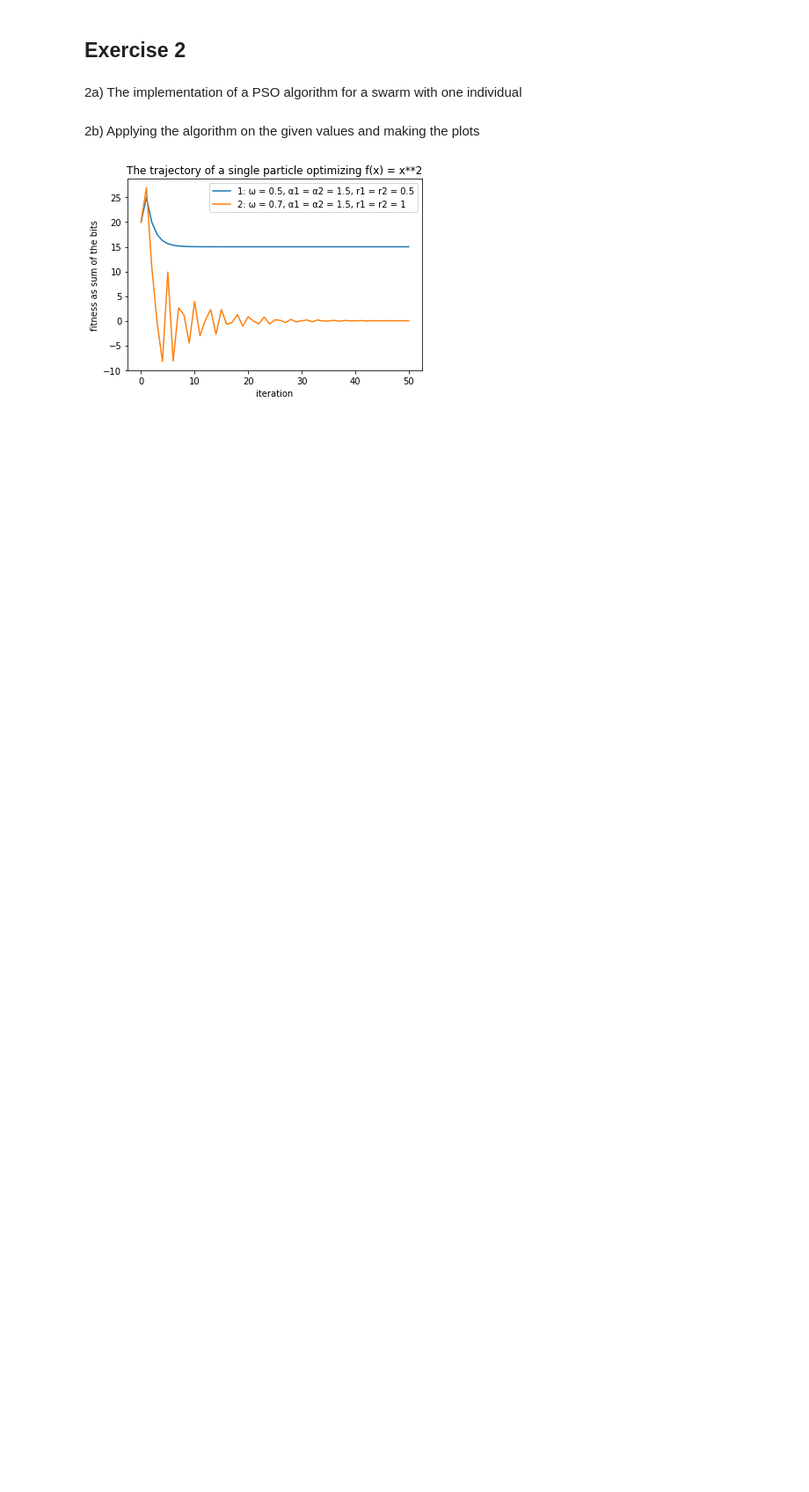
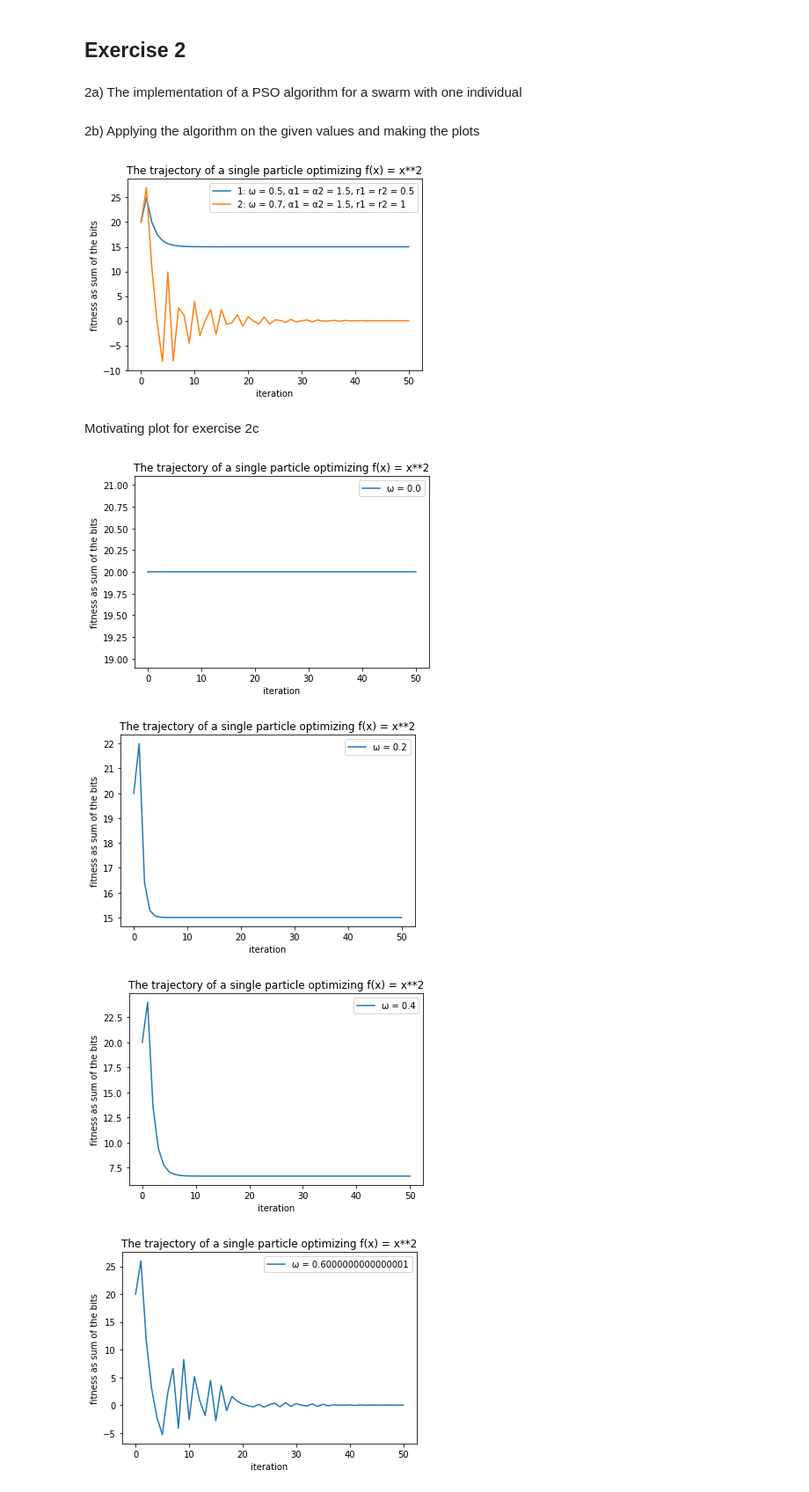
Before and after one commit to lkruger27/NaturalComputing, a Jupyter notebook: Week2/Week2_Exercise2.ipynb, the cells around one changed output. Shown at 88% size. Cells and saved outputs as stored; diff of their text form; code cells hidden in the pictures; blank space fills up the shorter version.

Commit message:
Added code for 2c plots.

```diff
--- a/Week2/Week2_Exercise2.ipynb
+++ b/Week2/Week2_Exercise2.ipynb
@@ -60,3 +60,26 @@ positions2 = PSO(x, x, x, v, w, a1, a2, r1, r2, 50)
 make_plots(positions1, positions2)
 # %% [output]
 [figure]
+# %% [markdown]
+Motivating plot for exercise 2c
+# %%
+import numpy as np
+
+def make_plot(positions1, w):
+    plt.plot(list(range(len(positions1))), positions1, label = "ω = " + str(w))
+    plt.title("The trajectory of a single particle optimizing f(x) = x**2")
+    plt.legend()
+    plt.ylabel("fitness as sum of the bits")
+    plt.xlabel("iteration")
+    plt.show()
+
+w_list = list(np.arange(0,2.2,1/5))
+positions_list = list(range(len(w_list)))
+for w in w_list:
+    positions1 = PSO(20, 20, 20, 10, w, 1.5, 1.5, 1, 1, 50)
+    make_plot(positions1, w)
+# %% [output]
+[figure, added]
+[figure, added]
+[figure, added]
+[figure, added]
```
Also changed, not shown: parts of 1 cell of this notebook, 1 other file.
